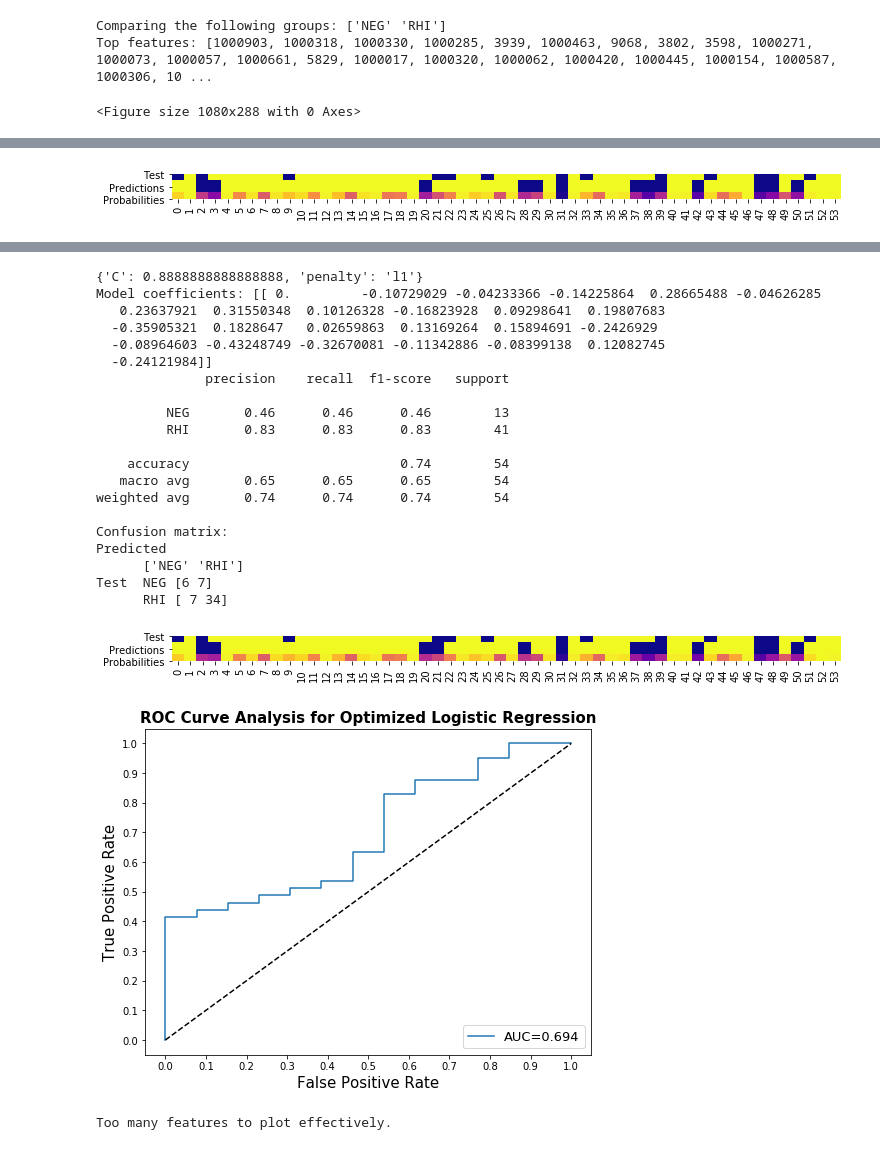
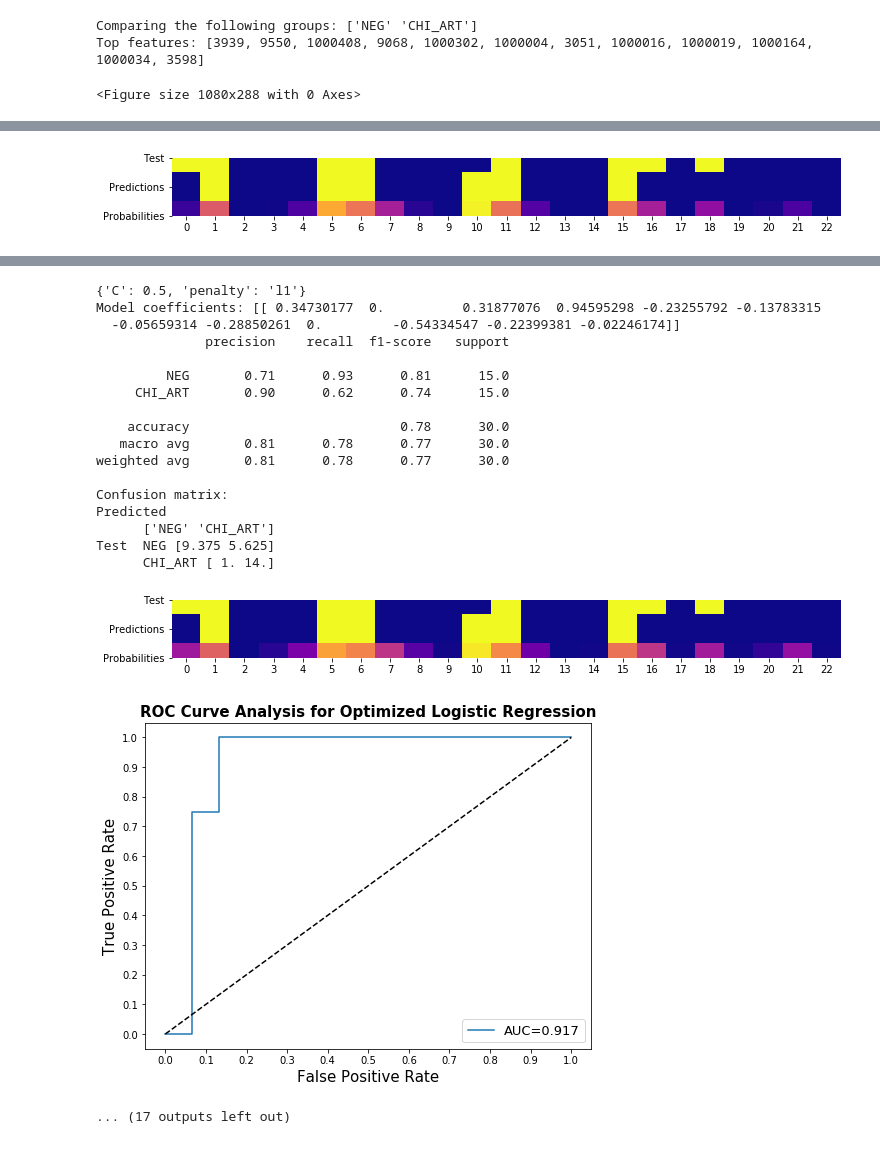
Before and after one commit to jacknicoludis/HIVClassifier, a Jupyter notebook: project_files/HIVClassifier.ipynb, the cells around one changed output, grey strips where cells are left out. Saved outputs shown, nothing was run; the diff lists cells and outputs as text; code cells hidden in the pictures.

```diff
--- a/project_files/HIVClassifier.ipynb
+++ b/project_files/HIVClassifier.ipynb
@@ -23,7 +23,7 @@ meta_file = 'data_files/HIV_acquisition_metadata.csv'
 norm_type = 'clr'
 
 #Number of components
-ncomp = 25 #integer
+ncomp = 12 #integer
 
 #Specify whether to level the abundances up a level in phylogeny
 # genus, family, order, phylum, None
@@ -34,7 +34,7 @@ levelup = None
 # RHI - recently HIV infected
 # CHI_ART - chronically HIV infected, on ARTs
 # CHI_noART - chronically HIV infected, not on ARTs
-groups = ['NEG', 'RHI']
+groups = ['NEG', 'CHI_ART']
 
 #specify how to reduce the feature number
 #zscore - sorted by Z-score
@@ -52,7 +52,7 @@ test_frac = 0.25
 #rf - random forest
 #xg - XGBoost
 #all - all three
-model = 'lg'
+model = 'all'
 
 #specify whether to upsample the minor fraction
 upsample = False
@@ -82,6 +82,6 @@ an_df = run_entire_model(osu_files,
                          plot_lc,
                          plot_ab_comp)
 # %% [output]
-Comparing the following groups: ['NEG' 'RHI']
-Top features: [1000903, 1000318, 1000330, 1000285, 3939, 1000463, 9068, 3802, 3598, 1000271, 1000073, 1000057, 1000661, 5829, 1000017, 1000320, 1000062, 1000420, 1000445, 1000154, 1000587, 1000306, 10 ...
+Comparing the following groups: ['NEG' 'CHI_ART']
+Top features: [3939, 9550, 1000408, 9068, 1000302, 1000004, 3051, 1000016, 1000019, 1000164, 1000034, 3598]
 <Figure size 1080x288 with 0 Axes>
@@ -92,0 +108 @@ Fitting 3 folds for each of 10 candidates, totalling 30 fits
+[figure, new version]
@@ -114 +112,0 @@ Test  NEG [5 8]
-[figure, old version]
@@ -116,23 +113,20 @@ Test  NEG [5 8]
-{'C': 0.8888888888888888, 'penalty': 'l1'}
-Model coefficients: [[ 0.         -0.10729029 -0.04233366 -0.14225864  0.28665488 -0.04626285
-   0.23637921  0.31550348  0.10126328 -0.16823928  0.09298641  0.19807683
-  -0.35905321  0.1828647   0.02659863  0.13169264  0.15894691 -0.2426929
-  -0.08964603 -0.43248749 -0.32670081 -0.11342886 -0.08399138  0.12082745
-  -0.24121984]]
+{'C': 0.5, 'penalty': 'l1'}
+Model coefficients: [[ 0.34730177  0.          0.31877076  0.94595298 -0.23255792 -0.13783315
+  -0.05659314 -0.28850261  0.         -0.54334547 -0.22399381 -0.02246174]]
               precision    recall  f1-score   support
 
-         NEG       0.46      0.46      0.46        13
-         RHI       0.83      0.83      0.83        41
+         NEG       0.71      0.93      0.81      15.0
+     CHI_ART       0.90      0.62      0.74      15.0
 
-    accuracy                           0.74        54
-   macro avg       0.65      0.65      0.65        54
-weighted avg       0.74      0.74      0.74        54
+    accuracy                           0.78      30.0
+   macro avg       0.81      0.78      0.77      30.0
+weighted avg       0.81      0.78      0.77      30.0
 
 Confusion matrix:
 Predicted
-      ['NEG' 'RHI']
-Test  NEG [6 7]
-      RHI [ 7 34]
+      ['NEG' 'CHI_ART']
+Test  NEG [9.375 5.625]
+      CHI_ART [ 1. 14.]
-[figure, old version]
+[figure, new version]
-[figure, old version]
+[figure, new version]
-Too many features to plot effectively.
+... (17 outputs left out)
```
Also changed, not shown: parts of 1 cell of this notebook, 1 other file.
